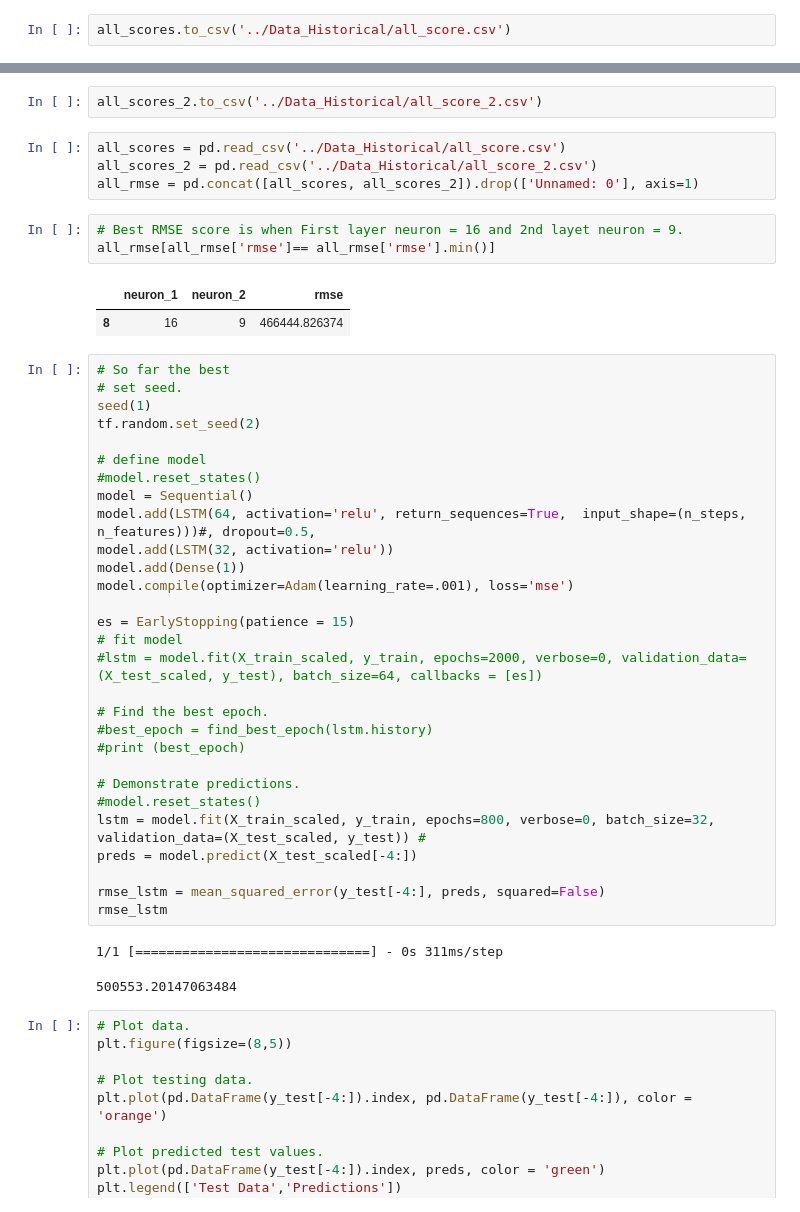
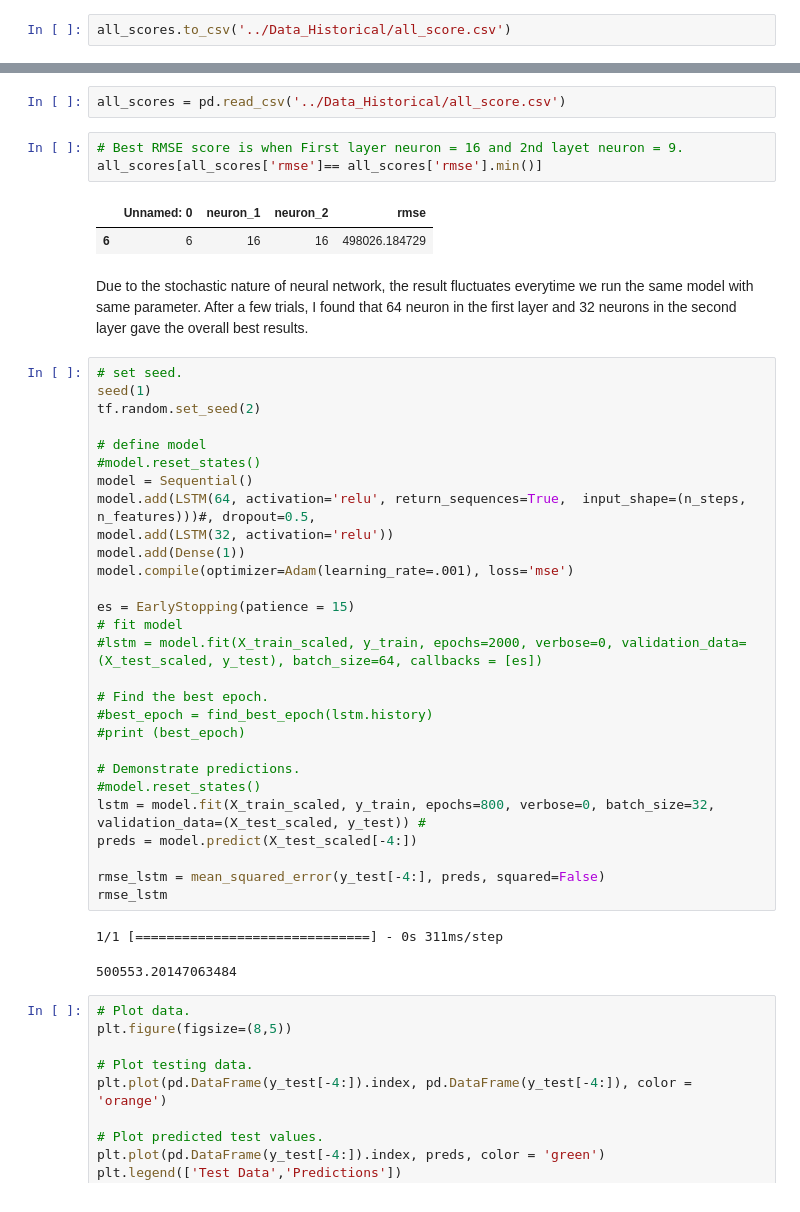
Before and after one commit to kyzeong/Demand-Prediction, a Jupyter notebook: Code/3. LSTM.ipynb, the cells around one changed output, grey strips where cells are left out. Saved outputs shown, nothing was run; the diff lists cells and outputs as text.

Commit message:
Final Model Implementation

```diff
--- a/Code/3. LSTM.ipynb
+++ b/Code/3. LSTM.ipynb
@@ -264,17 +215,14 @@ n1: 30, n2: 10, rmse: 535112.8252993781
-# %%
-all_scores_2.to_csv('../Data_Historical/all_score_2.csv')
 # %%
 all_scores = pd.read_csv('../Data_Historical/all_score.csv')
-all_scores_2 = pd.read_csv('../Data_Historical/all_score_2.csv')
-all_rmse = pd.concat([all_scores, all_scores_2]).drop(['Unnamed: 0'], axis=1)
 # %%
 # Best RMSE score is when First layer neuron = 16 and 2nd layet neuron = 9.
-all_rmse[all_rmse['rmse']== all_rmse['rmse'].min()]
+all_scores[all_scores['rmse']== all_scores['rmse'].min()]
 # %% [output]
-|  | neuron_1 | neuron_2 | rmse |
-| 8 | 16 | 9 | 466444.826374 |
+|  | Unnamed: 0 | neuron_1 | neuron_2 | rmse |
+| 6 | 6 | 16 | 16 | 498026.184729 |
+# %% [markdown]
+Due to the stochastic nature of neural network, the result fluctuates everytime we run the same model with same parameter. After a few trials, I found that 64 neuron in the first layer and 32 neurons in the second layer gave the overall best results.
 # %%
-# So far the best
 # set seed.
 seed(1)
 tf.random.set_seed(2)
```
Also changed, not shown: parts of 6 cells of this notebook, 7 other files.
